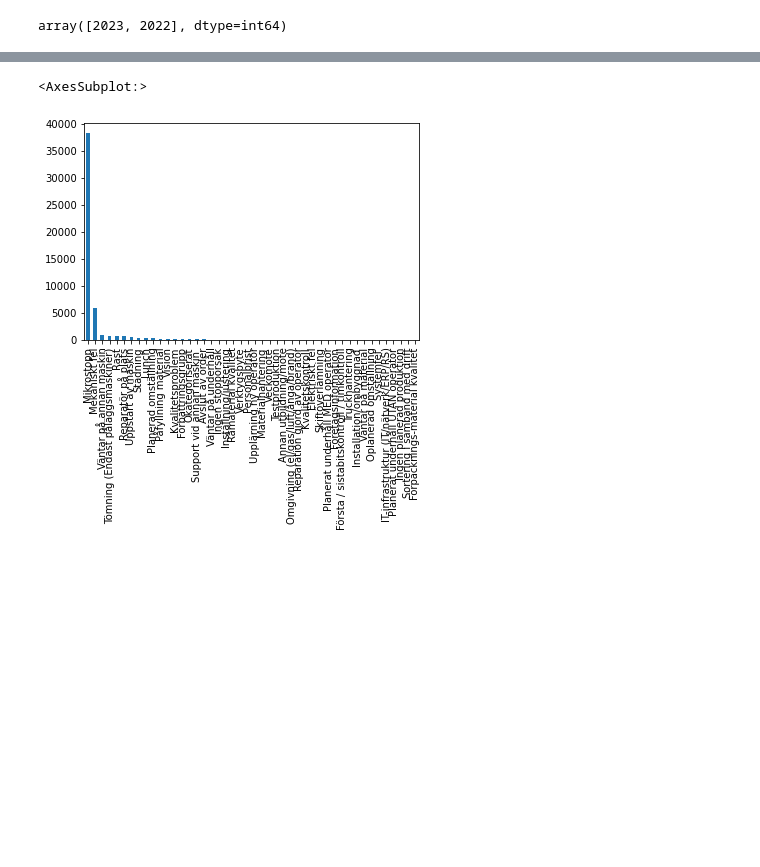
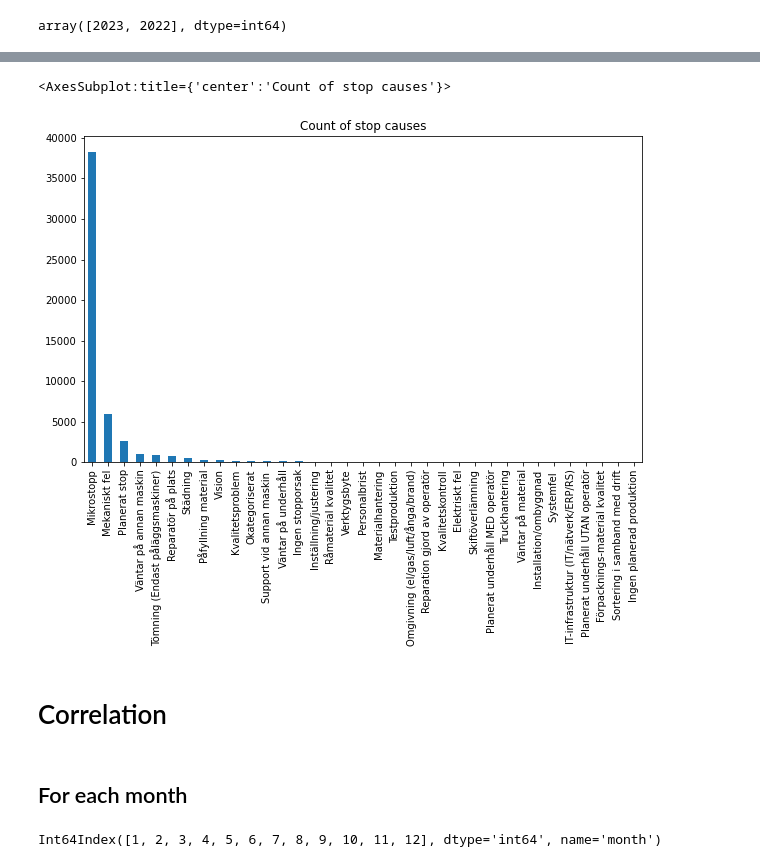
Before and after one commit to mpova/thes, a Jupyter notebook: data_visualization.ipynb, the cells around one changed output, grey strips where cells are left out. Saved outputs shown, nothing was run; the diff lists cells and outputs as text; code cells hidden in the pictures; blank space fills up the shorter version.

```diff
--- a/data_visualization.ipynb
+++ b/data_visualization.ipynb
@@ -59,0 +45,3 @@ dtype: int64
+# %%
+df["month"] = pd.to_datetime(df["Stoptime"], format='%Y-%m-%d %H:%M:%S').dt.month
+df.head()
@@ -59,0 +55,3 @@ dtype: int64
+# %%
+df["day"] = df["Stoptime"].dt.day
+df.head()
@@ -59,0 +67,13 @@ dtype: int64
+# %%
+# Based on stop cause explanation file
+def reclassify_stopcause(dataframe):
+    dataframe["Stopcause"] = dataframe["Stopcause"].replace(["Lunch", "Rast", "Upplärning ny operatör",
+                                                             "Förbättringsgrupp", "Veckomöte",
+                       "Annan utbildning/möte", "Fackmöte", "Företagsinformation", "Planerad omställning",
+                       "Avslut av order", "Oplanerad omställning", "Uppstart av maskin",
+                       "Första / sistabitskontroll / timkontroll"],'Planerat stop')
+
+    return dataframe
+# %%
+df_reclassify = reclassify_stopcause(df)
+df_reclassify
@@ -144,5 +274,9 @@ df.groupby(['Stopcause' ,'Workshift'])['Minutes'].sum().unstack()
 # %%
-df['Stopcause'].value_counts().plot(kind='bar')
+df_reclassify['Stopcause'].value_counts().plot(kind='bar', figsize=(10, 6), title = "Count of stop causes")
 # %% [output]
-<AxesSubplot:>
+<AxesSubplot:title={'center':'Count of stop causes'}>
-[figure, old version]
+[figure, new version]
+# %% [markdown]
+# Correlation
+# %% [markdown]
+## For each month
@@ -148,0 +285,4 @@ df['Stopcause'].value_counts().plot(kind='bar')
+# %%
+df_permonth
+# %% [output]
+Int64Index([1, 2, 3, 4, 5, 6, 7, 8, 9, 10, 11, 12], dtype='int64', name='month')
```
Also changed, not shown: parts of 34 cells of this notebook.
